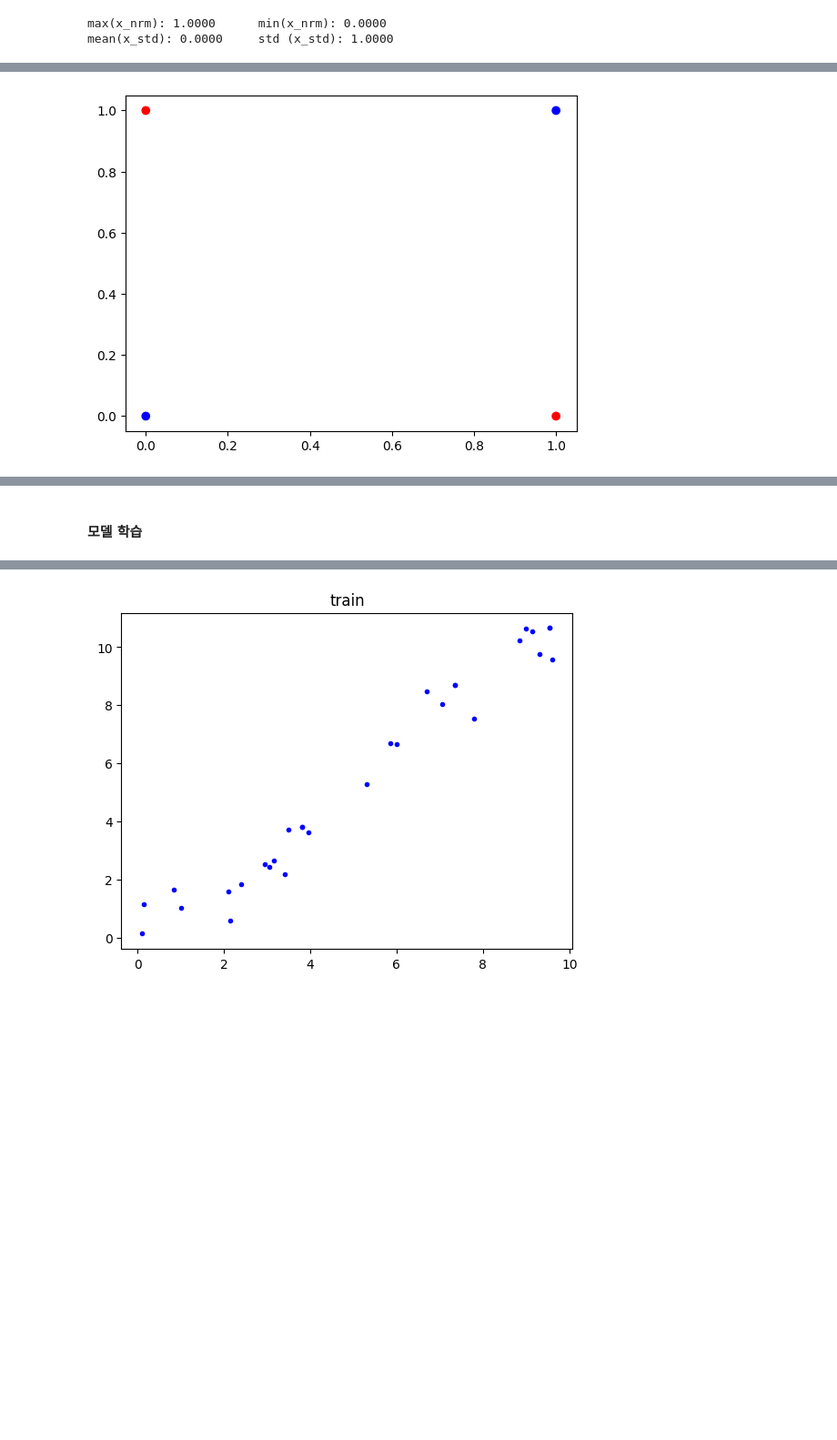
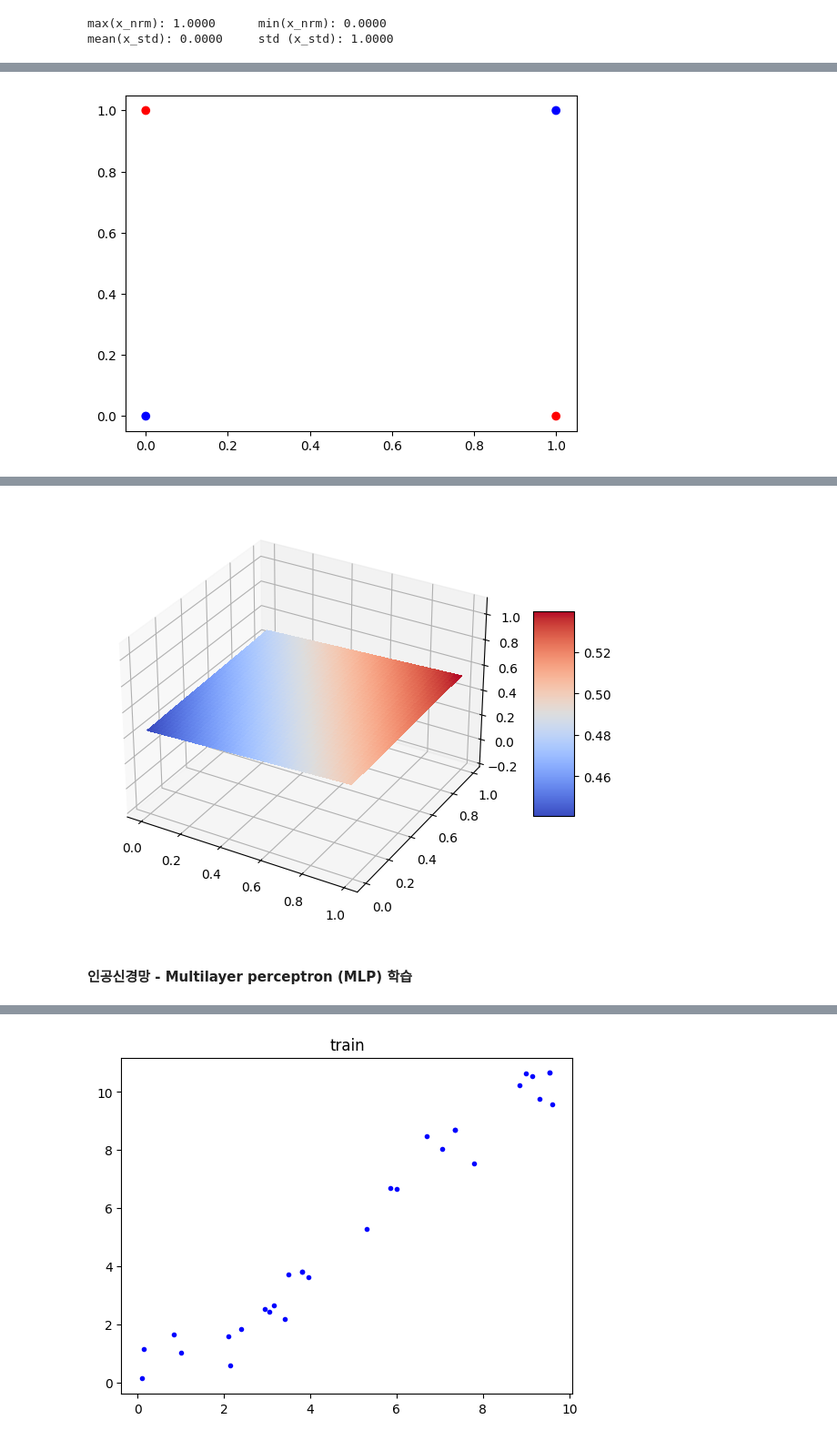
Before and after one commit to srpark9187/CNN_tutorial, a Jupyter notebook: ch3 실습.ipynb, the cells around one changed output, grey strips where cells are left out. Shown at 91% size. Saved outputs shown, nothing was run; the diff lists cells and outputs as text; code cells hidden in the pictures; blank space fills up the shorter version.

```diff
--- a/ch3 실습.ipynb
+++ b/ch3 실습.ipynb
@@ -94,9 +86,55 @@ def accuracy_fn(y_true, y_pred):
     accuracy = tf.reduce_mean(tf.cast(tf.equal(predicted, y_true), dtype=tf.float32))
     return accuracy
 
+
 # 모델 정의
 def model(x):
-    hypothesis = tf.divide(1.0, 1.0 + tf.exp(-tf.matmul(x, W) - b))  # 로지스틱 회귀
+    hypothesis = tf.divide(1., 1. + tf.exp(-tf.matmul(x, W) + b))  # 로지스틱 회귀
     return hypothesis
+
+# 훈련 매개변수 및 변수 초기화
+EPOCHS = 2000
+W = tf.Variable(tf.random.normal([2, 1]), name='weight')
+b = tf.Variable(tf.random.normal([1]), name='bias')
+optimizer = tf.keras.optimizers.SGD(learning_rate=0.02)
+
+# 훈련 루프
+for step in range(EPOCHS):
+    for x, labels in dataset:
+        with tf.GradientTape() as tape:
+            pred = model(x)
+            loss = loss_fn(labels, pred)
+        grads = tape.gradient(loss, [W, b])
+        optimizer.apply_gradients(zip(grads, [W, b]))
+
+    if (step + 1) % 100 == 0:
+        print("Iter: {:5}, Loss: {:5.4f}".format(step + 1, loss))
+acc = accuracy_fn(ydata, model(xdata))
+print("Accuracy: {:.4f}".format(acc))
+
+import matplotlib.pyplot as plt
+from mpl_toolkits.mplot3d import Axes3D
+import numpy as np
+
+# 3D 그래프 생성
+fig = plt.figure()
+ax = fig.add_subplot(111, projection='3d')
+
+# 데이터 생성
+x1 = np.arange(0, 1, 0.01)
+x2 = np.arange(0, 1, 0.01)
+X1, X2 = np.meshgrid(x1, x2)
+
+# 모델 적용
+h = model(np.hstack((X1.reshape(-1, 1), X2.reshape(-1, 1))).astype(np.float32))
+H = h.numpy().reshape(100, 100)
+
+# 표면 그래프 그리기
+surf = ax.plot_surface(X1, X2, H, cmap='coolwarm', linewidth=0, antialiased=False)
+ax.set_zlim(-0.2, 1.1)
+fig.colorbar(surf, shrink=0.5, aspect=5)
+
+plt.tight_layout()
+plt.show()
 # %% [output]
 [figure]
@@ -103,3 +158,4 @@ def model(x):
+[figure, added]
-# %% [markdown]
-#### 모델 학습
+# %% [markdown]
+#### 인공신경망 - Multilayer perceptron (MLP) 학습
 # %%
```
Also changed, not shown: parts of 39 cells of this notebook, 2 other files.
